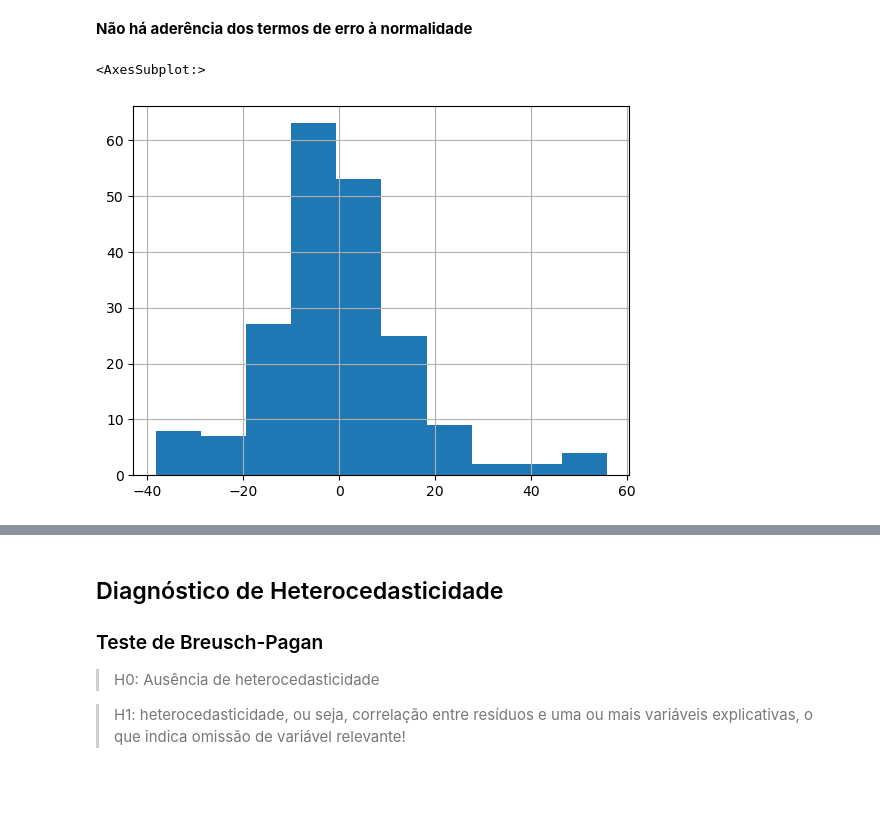
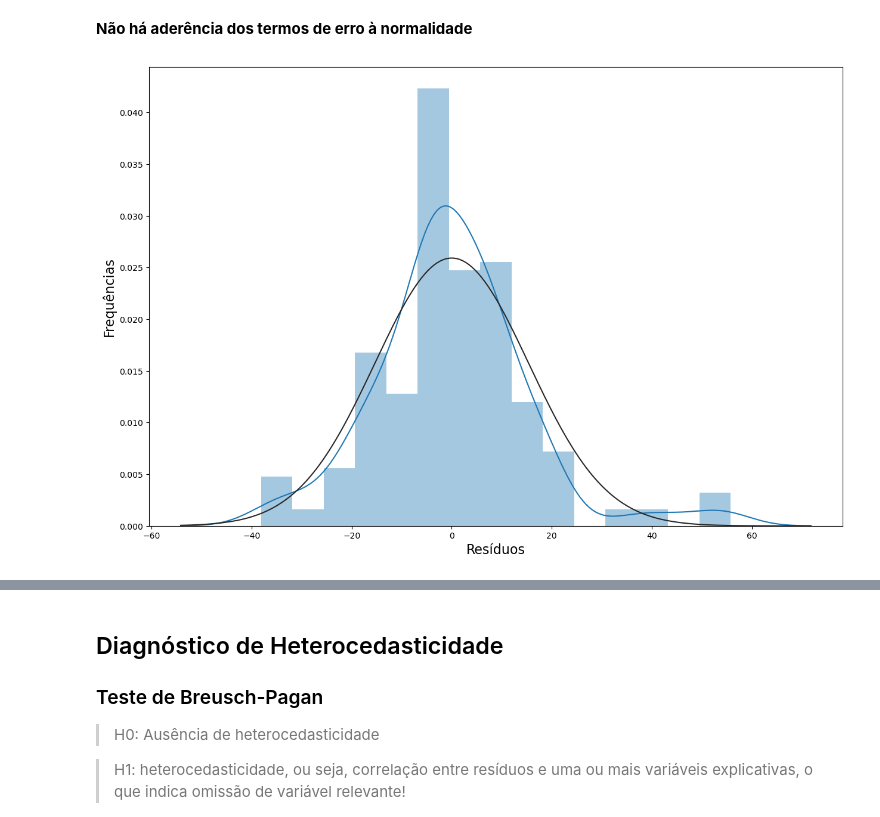
Before and after one commit to leosmundim/general_linear_models, a Jupyter notebook: nao_linear/Regressao_Nao_Linear_Multipla_Dummies_base_planosaude.ipynb, the cells around one changed output, grey strips where cells are left out. Saved outputs shown, nothing was run; the diff lists cells and outputs as text; code cells hidden in the pictures; blank space fills up the shorter version.

```diff
--- a/nao_linear/Regressao_Nao_Linear_Multipla_Dummies_base_planosaude.ipynb
+++ b/nao_linear/Regressao_Nao_Linear_Multipla_Dummies_base_planosaude.ipynb
@@ -127,7 +148,7 @@ planosaude_dummies
 #https://www.statsmodels.org/dev/generated/statsmodels.regression.linear_model.OLS.html#statsmodels.regression.linear_model.OLS
 import statsmodels.api as sm
 
-modelo_planosaude = sm.OLS.from_formula(formula = 'despmed ~ idade+dcron+renda+esmeralda+ouro', data=planosaude_dummies).fit()
+modelo_planosaude = sm.OLS.from_formula(formula = 'despmed ~ idade + dcron + renda+ plano_esmeralda+plano_ouro', data=planosaude_dummies).fit()
 modelo_planosaude.summary()
 # %% [output]
 OLS Regression Results
@@ -157,7 +178,3 @@ Notes:
 ## Procedimento Stepwise
 
 Retirar o parâmetro que apresentar um p-value > 0,05 do maior para o menor a cada rodada.<br>
-# %%
-# Retirando a Renda
-modelo_planosaude = sm.OLS.from_formula(formula = 'despmed ~ idade+dcron+esmeralda+ouro', data=planosaude_dummies).fit()
-modelo_planosaude.summary()
@@ -187,4 +180,0 @@ Notes:
-# %%
-# Retirando a Idade
-modelo_planosaude = sm.OLS.from_formula(formula = 'despmed ~ dcron+esmeralda+ouro', data=planosaude_dummies).fit()
-modelo_planosaude.summary()
@@ -212,0 +181,6 @@ Notes:
+# %%
+from stepwise_process.statsmodels import stepwise
+
+# Estimação do modelo por meio do procedimento Stepwise
+modelo_step_planosaude = stepwise(modelo_planosaude, pvalue_limit=0.05)
+modelo_step_planosaude.summary()
@@ -237,7 +250,12 @@ stat , p_value
 # %% [markdown]
 **Não há aderência dos termos de erro à normalidade**
 # %%
-modelo_planosaude.resid.hist()
+from scipy.stats import norm
+
+plt.figure(figsize=(15,10))
+sns.distplot(modelo_step_planosaude.resid, fit=norm, kde=True, bins=15)
+plt.xlabel('Resíduos', fontsize=16)
+plt.ylabel('Frequências', fontsize=16)
+plt.show()
 # %% [output]
-<AxesSubplot:>
-[figure, old version]
+[figure, new version]
```
Also changed, not shown: parts of 26 cells of this notebook, 8 other files.
